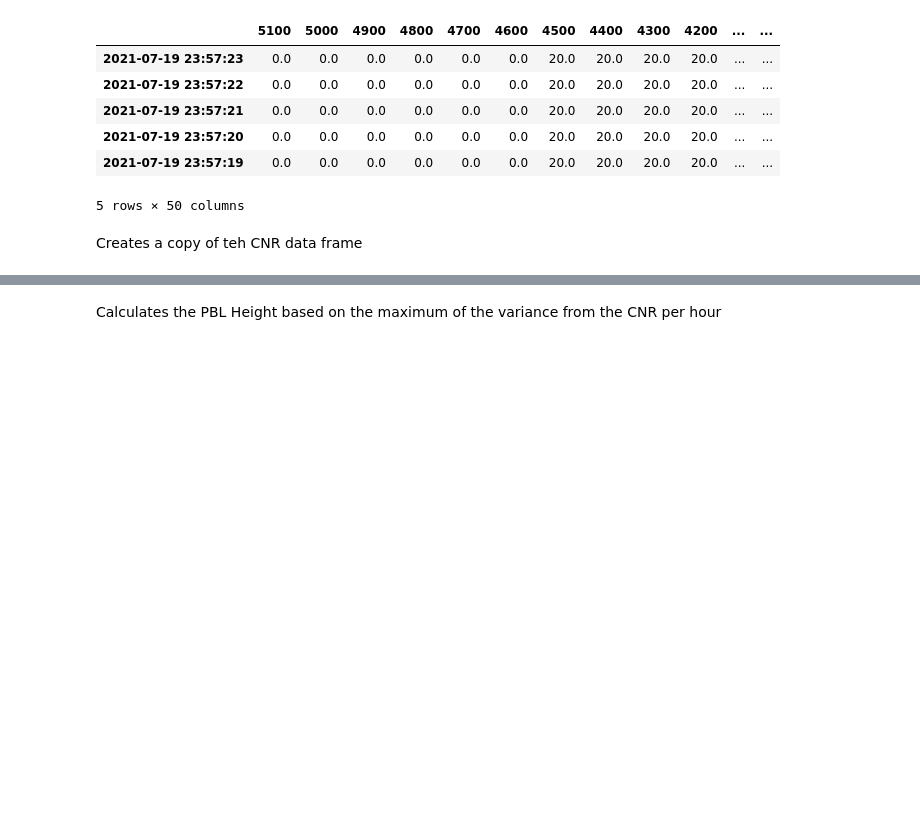
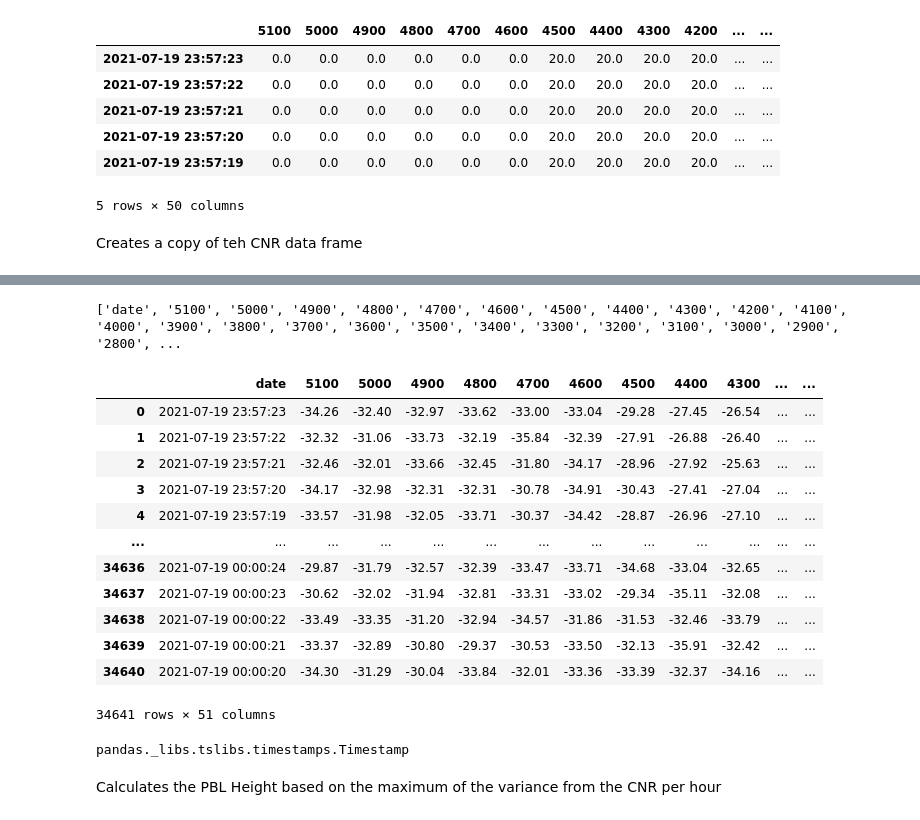
Before and after one commit to jvivar2383/NOAA_PBLH, a Jupyter notebook: Notebooks/CNR_V2.ipynb, the cells around one changed output, grey strips where cells are left out. Cells and saved outputs as stored; diff of their text form; code cells hidden in the pictures; blank space fills up the shorter version.

```diff
--- a/Notebooks/CNR_V2.ipynb
+++ b/Notebooks/CNR_V2.ipynb
@@ -111,2 +203,30 @@ df_cnr_cop.head()
+# %%
+df_cnr_cop = df_cnr.reset_index(level=0,col_fill='date')
+lh = list(df_cnr_cop.columns)
+lh[0] = 'date'
+print(lh)
+# %% [output]
+['date', '5100', '5000', '4900', '4800', '4700', '4600', '4500', '4400', '4300', '4200', '4100', '4000', '3900', '3800', '3700', '3600', '3500', '3400', '3300', '3200', '3100', '3000', '2900', '2800', ...
+# %%
+df_cnr_cop.columns = lh
+df_cnr_cop
+# %% [output]
+|  | date | 5100 | 5000 | 4900 | 4800 | 4700 | 4600 | 4500 | 4400 | 4300 | ... | ... |
+| 0 | 2021-07-19 23:57:23 | -34.26 | -32.40 | -32.97 | -33.62 | -33.00 | -33.04 | -29.28 | -27.45 | -26.54 | ... | ... |
+| 1 | 2021-07-19 23:57:22 | -32.32 | -31.06 | -33.73 | -32.19 | -35.84 | -32.39 | -27.91 | -26.88 | -26.40 | ... | ... |
+| 2 | 2021-07-19 23:57:21 | -32.46 | -32.01 | -33.66 | -32.45 | -31.80 | -34.17 | -28.96 | -27.92 | -25.63 | ... | ... |
+| 3 | 2021-07-19 23:57:20 | -34.17 | -32.98 | -32.31 | -32.31 | -30.78 | -34.91 | -30.43 | -27.41 | -27.04 | ... | ... |
+| 4 | 2021-07-19 23:57:19 | -33.57 | -31.98 | -32.05 | -33.71 | -30.37 | -34.42 | -28.87 | -26.96 | -27.10 | ... | ... |
+| ... | ... | ... | ... | ... | ... | ... | ... | ... | ... | ... | ... | ... |
+| 34636 | 2021-07-19 00:00:24 | -29.87 | -31.79 | -32.57 | -32.39 | -33.47 | -33.71 | -34.68 | -33.04 | -32.65 | ... | ... |
+| 34637 | 2021-07-19 00:00:23 | -30.62 | -32.02 | -31.94 | -32.81 | -33.31 | -33.02 | -29.34 | -35.11 | -32.08 | ... | ... |
+| 34638 | 2021-07-19 00:00:22 | -33.49 | -33.35 | -31.20 | -32.94 | -34.57 | -31.86 | -31.53 | -32.46 | -33.79 | ... | ... |
+| 34639 | 2021-07-19 00:00:21 | -33.37 | -32.89 | -30.80 | -29.37 | -30.53 | -33.50 | -32.13 | -35.91 | -32.42 | ... | ... |
+| 34640 | 2021-07-19 00:00:20 | -34.30 | -31.29 | -30.04 | -33.84 | -32.01 | -33.36 | -33.39 | -32.37 | -34.16 | ... | ... |
+34641 rows × 51 columns
+# %%
+type(df_cnr_cop.date[0])
+# %% [output]
+pandas._libs.tslibs.timestamps.Timestamp
 # %% [markdown]
 Calculates the PBL Height based on the maximum of the variance from the CNR per hour
```
Also changed, not shown: parts of 13 cells of this notebook.
